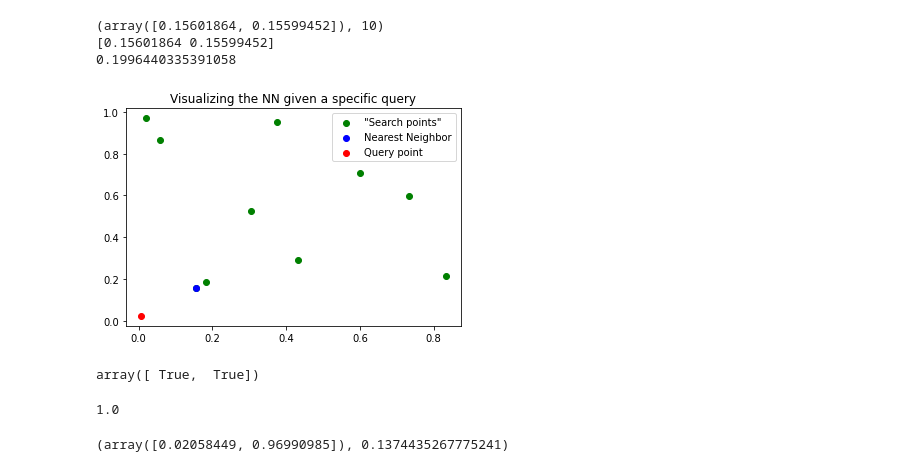
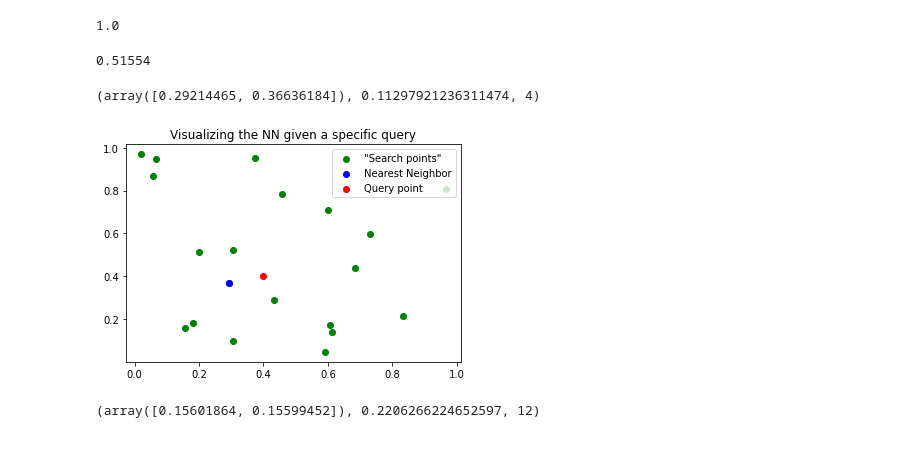
Before and after one commit to fdlci/FGMDA, a Jupyter notebook: test.ipynb, the cells around one changed output. Cells and saved outputs as stored; diff of their text form; code cells hidden in the pictures.

```diff
--- a/test.ipynb
+++ b/test.ipynb
@@ -29,20 +26,3 @@ len(full_tree.right.left.left)
-# %%
-q = np.random.rand(2)
-true_nn = exact_nn_search(points, q)
-print(true_nn)
-result, d = search_pruning(full_tree, q)
-print(result)
-print(d)
-visualize_metric_nn(points, result, q)
-# %% [output]
-(array([0.15601864, 0.15599452]), 10)
-[0.15601864 0.15599452]
-0.1996440335391058
-[figure, removed]
-# %%
-true_nn[0] == result
-# %% [output]
-array([ True,  True])
 # %%
 correct = 0
 n_try = 100000
@@ -57,10 +37,6 @@ for i in pbar:
 correct/n_try
 # %% [output]
 1.0
-# %%
-defeatist_search(full_tree, q)
-# %% [output]
-(array([0.02058449, 0.96990985]), 0.1374435267775241)
 # %%
 correct = 0
 n_try = 100000
@@ -71,3 +47,22 @@ for i in pbar:
     result = defeatist_search(full_tree, q)[0]
     correct += 1 if (true_nn == result).all() else 0
     pbar.set_postfix({"Precision": correct/(i+1)})
+# %%
+correct/n_try
+# %% [output]
+0.51554
+# %%
+q = (0.4,0.4)
+result = defeatist_search_vn(full_tree, q)
+print(result)
+# %% [output]
+(array([0.29214465, 0.36636184]), 0.11297921236311474, 4)
+# %%
+visualize_metric_nn(points, result[0], q)
+# %% [output]
+[figure, added]
+# %%
+q = (0,0)
+search_pruning_vn(full_tree, q)
+# %% [output]
+(array([0.15601864, 0.15599452]), 0.2206266224652597, 12)
```
Also changed, not shown: parts of 5 cells of this notebook, 1 other file.
